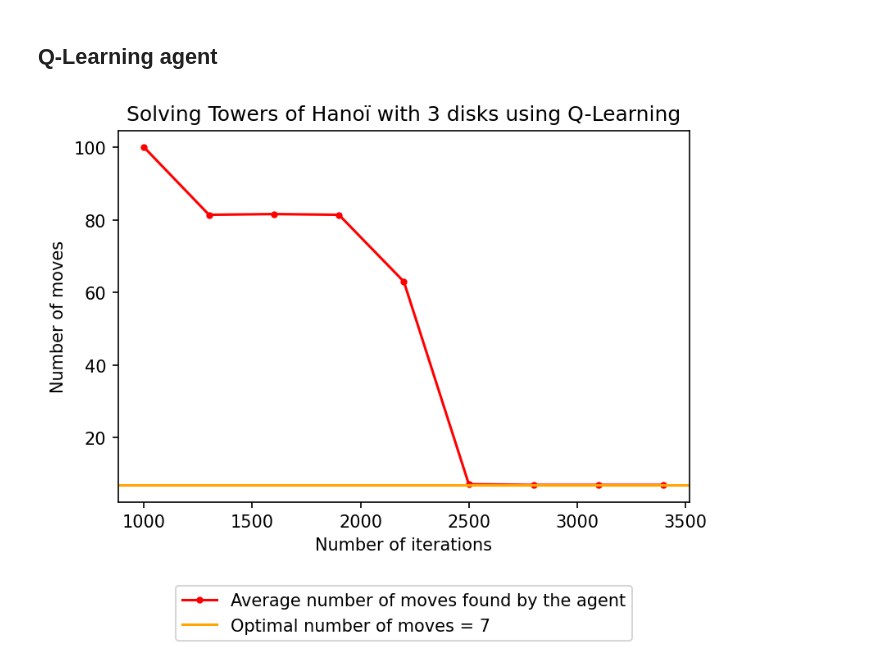
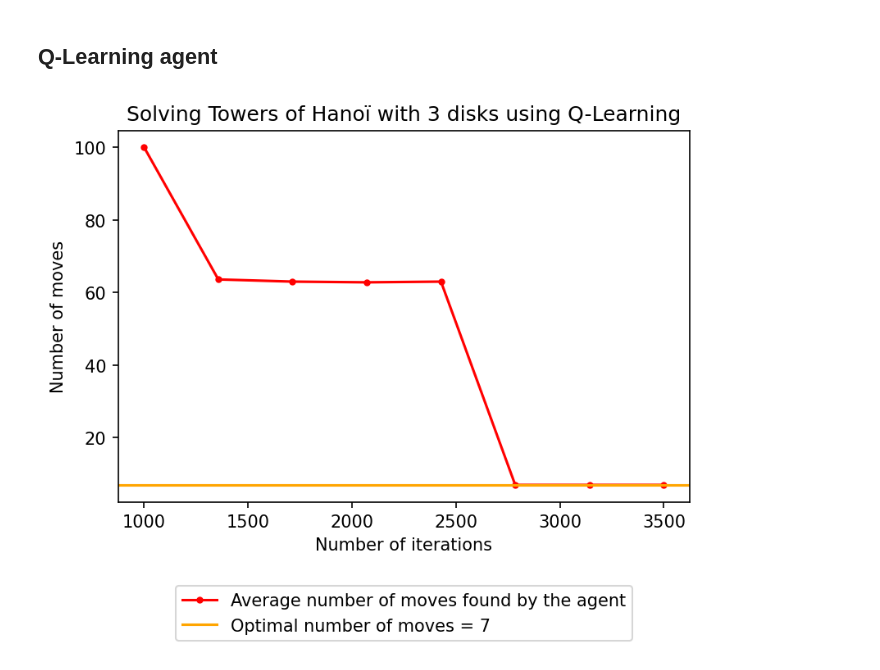
Before and after one commit to gaetanserre/Reinforcement-learning-algorithms, a Jupyter notebook: Q-Learning/agent.ipynb, the cells around one changed output. Saved outputs shown, nothing was run; the diff lists cells and outputs as text; code cells hidden in the pictures.

Commit message:
Update result's images

```diff
--- a/Q-Learning/agent.ipynb
+++ b/Q-Learning/agent.ipynb
@@ -107,7 +107,7 @@ def create_env():
   return env(N)
 # %%
 #greedy_fit()
-# %%
-plot_Q_evolution(np.arange(1000, 3500, 300))
-# %% [output]
-[figure, removed]
+# %%
+plot_Q_evolution(np.linspace(1000, 3500, 8, dtype=np.int64), path=f"img/{N}_disks.jpg")
+# %% [output]
+[figure, added]
```
Also changed, not shown: 4 other files.
